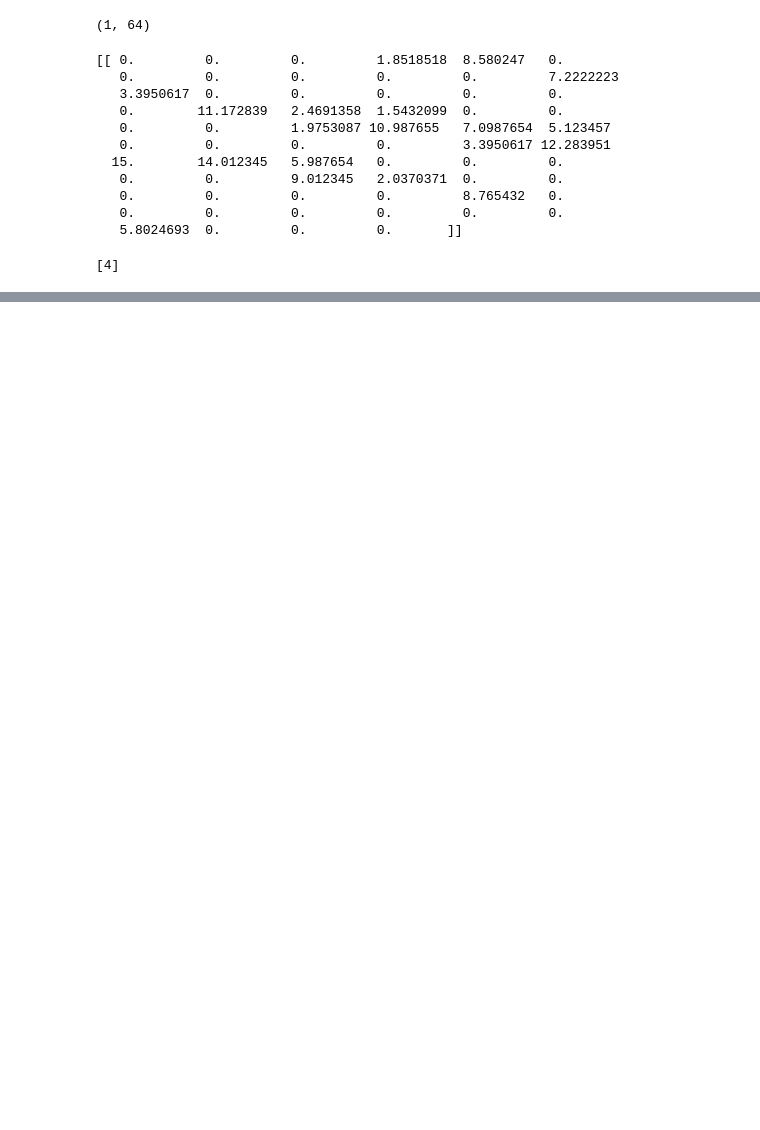
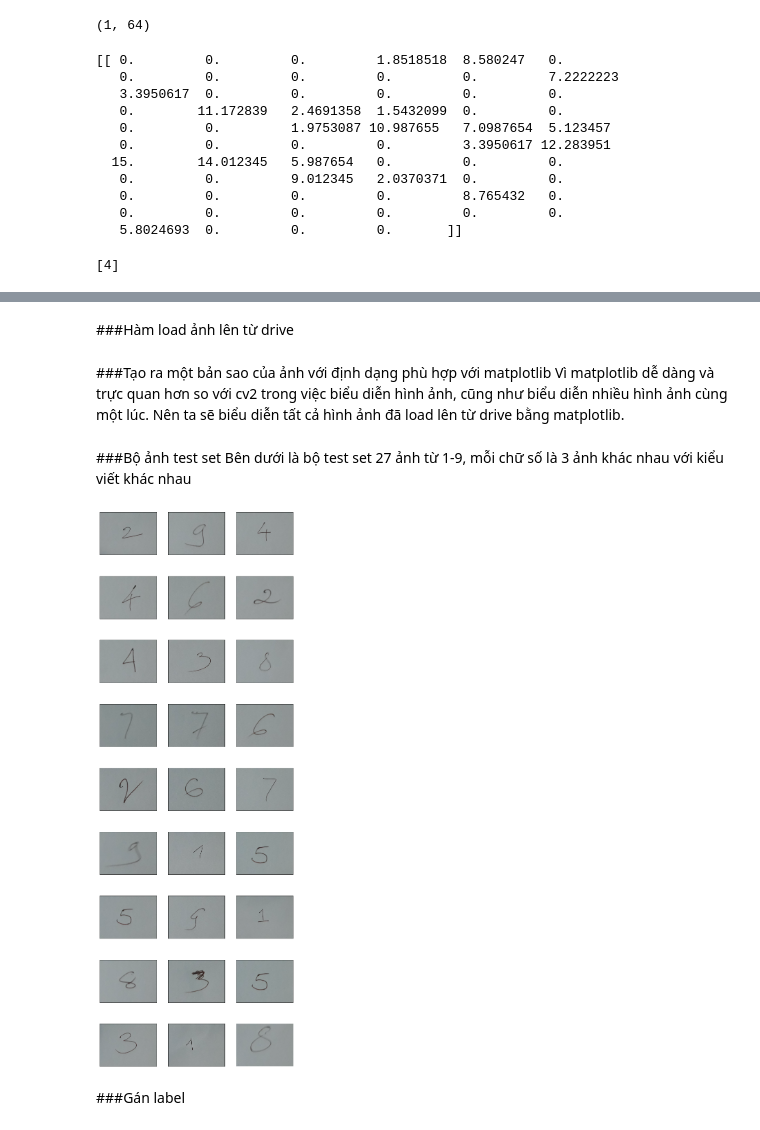
Before and after one commit to UIT-19521183/CS114.L21-MachineLearning, a Jupyter notebook: Recognizing_hand_written_digits.ipynb, the cells around one changed output, grey strips where cells are left out. Drawn from its saved outputs; the diff is of its cells as text; code cells hidden in the pictures; blank space fills up the shorter version.

```diff
--- a/Recognizing_hand_written_digits.ipynb
+++ b/Recognizing_hand_written_digits.ipynb
@@ -179,0 +243,42 @@ print(predict)
+# %% [markdown]
+###Hàm load ảnh lên từ drive
+# %%
+#https://www.codegrepper.com/code-examples/python/how+to+load+images+from+folder+in+python
+import cv2
+import os
+
+def load_images_from_folder(folder):
+    images = []
+    for filename in os.listdir(folder):
+        img = cv2.imread(os.path.join(folder,filename))
+        if img is not None:
+            images.append(img)
+    return images
+# %% [markdown]
+###Tạo ra một bản sao của ảnh với định dạng phù hợp với matplotlib
+Vì matplotlib dễ dàng và trực quan hơn so với cv2 trong việc biểu diễn hình ảnh, cũng như biểu diễn nhiều hình ảnh cùng một lúc. Nên ta sẽ biểu diễn tất cả hình ảnh đã load lên từ drive bằng matplotlib.
+# %%
+from PIL import Image
+folder="/content/gdrive/MyDrive/Colab_file/Recognizing-hand-written-digits"
+image_data=load_images_from_folder(folder)
+image_PIL=[]
+for i in image_data:
+  image_PIL.append(Image.fromarray(i))
+# %% [markdown]
+###Bộ ảnh test set
+Bên dưới là bộ test set 27 ảnh từ 1-9, mỗi chữ số là 3 ảnh khác nhau với kiểu viết khác nhau
+# %%
+
+#Show_all image muốn predict
+#https://matplotlib.org/stable/gallery/subplots_axes_and_figures/subplots_demo.html
+fig, axs = plt.subplots(9, 3,figsize=(10,30))
+plt.axis('off')
+for i in range(9):
+  for j in range(3):
+    axs[i][j].imshow(image_PIL[i*3+j])
+    axs[i][j].axes.get_xaxis().set_visible(False)
+    axs[i][j].axes.get_yaxis().set_visible(False)
+# %% [output]
+[figure, added]
+# %% [markdown]
+###Gán label
```
Also changed, not shown: parts of 59 cells of this notebook.
